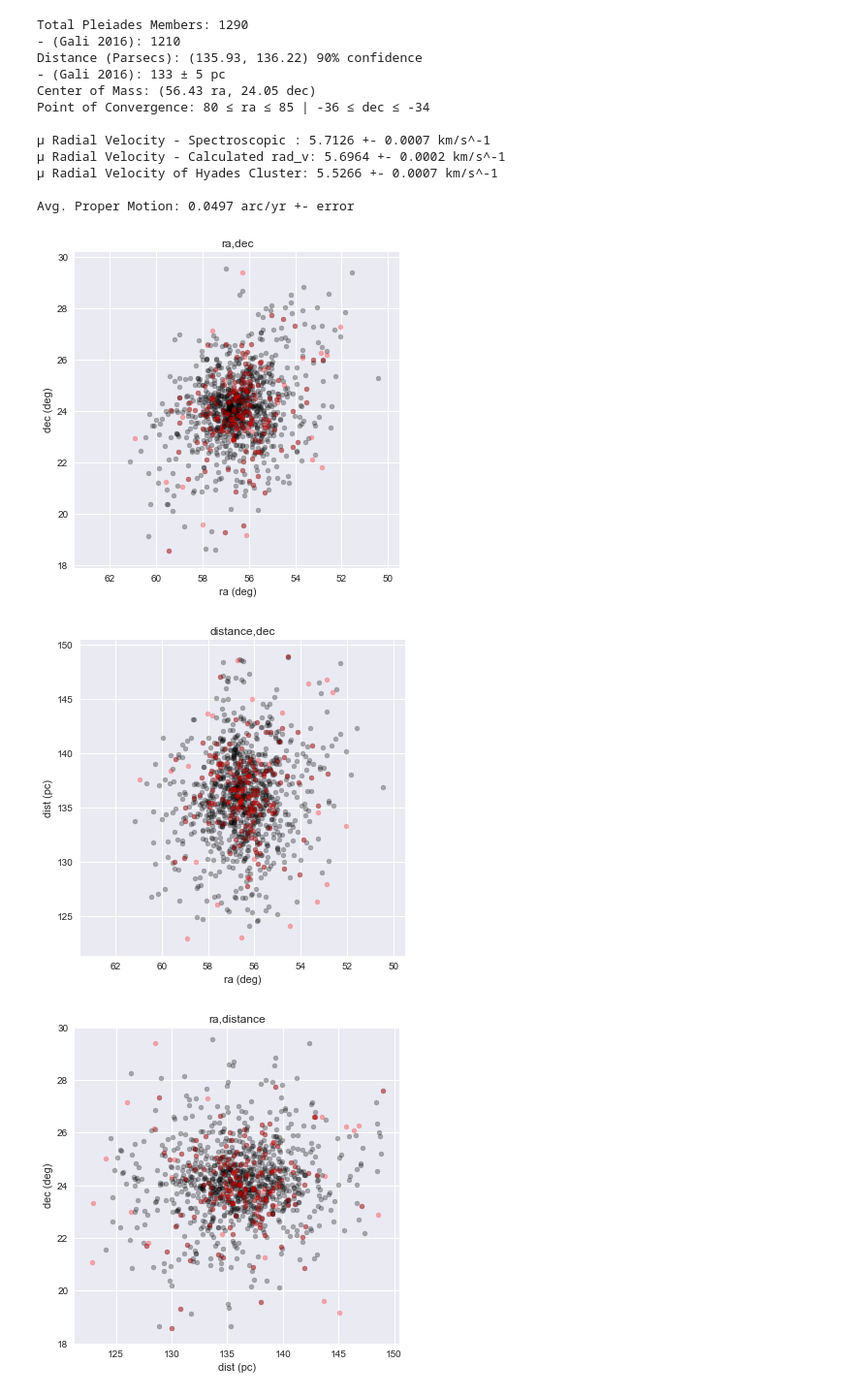
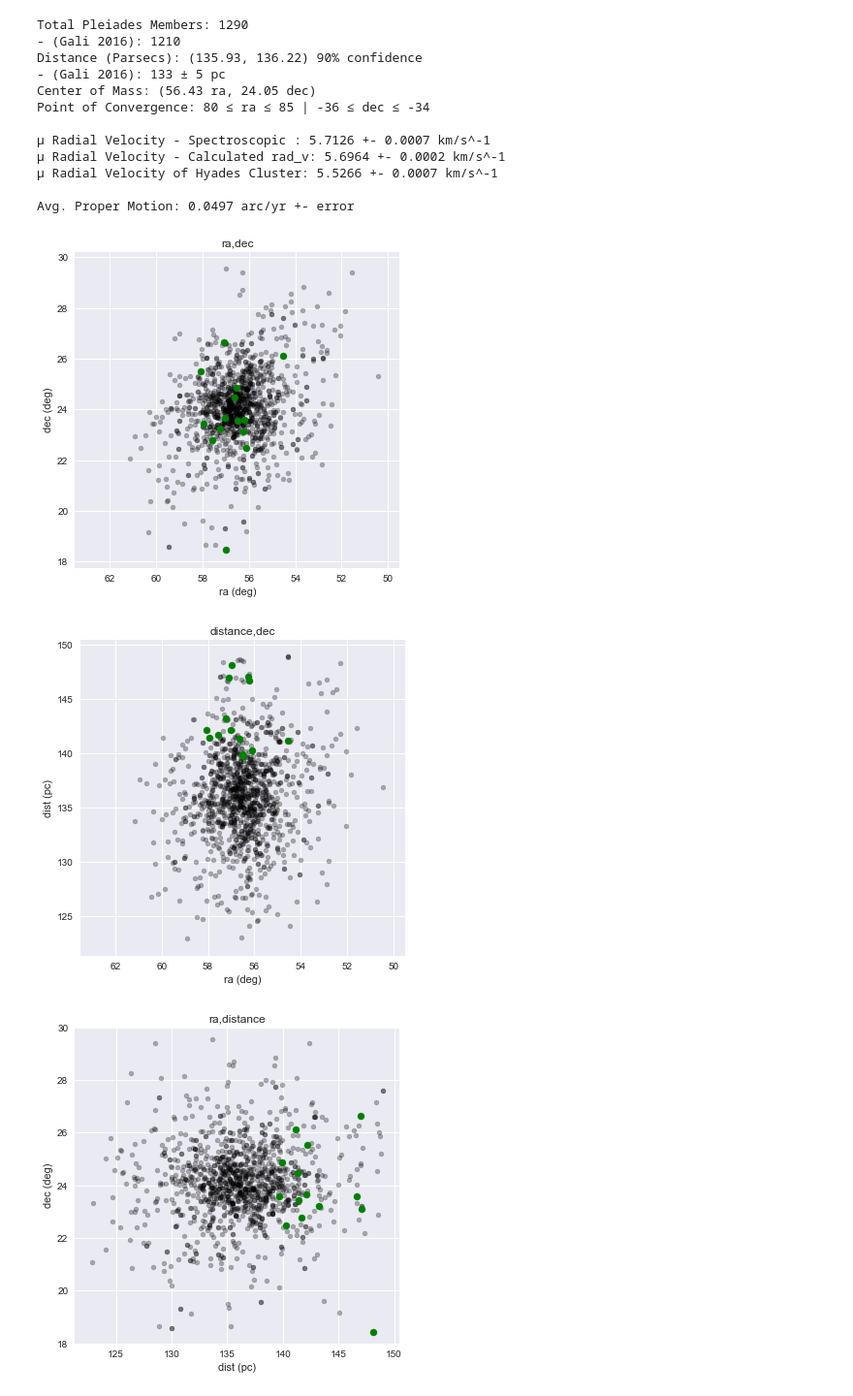
Before and after one commit to lrbuechner/Pleiades-Open-Cluster, a Jupyter notebook: Pleiades Open Cluster.ipynb, the cells around one changed output. Shown at 97% size. Cells and saved outputs as stored; diff of their text form; code cells hidden in the pictures.

```diff
--- a/Pleiades Open Cluster.ipynb
+++ b/Pleiades Open Cluster.ipynb
@@ -1452,6 +1440,8 @@ Point of Convergence: 80 ≤ ra ≤ 85 | -36 ≤ dec ≤ -34
 
 Avg. Proper Motion: 0.0497 arc/yr +- error
 # %%
+# Spatial Outlier Inspection
+
 plt.figure(figsize=(6,6))
 plt.style.use('seaborn')
 plt.xlim([63.5,49.5])
@@ -1461,36 +1451,45 @@ plt.title('ra,dec')
 
 for i in range(len(finalF)):
     plt.scatter(finalF['ra'][i],finalF['dec'][i],s=25,alpha = .3, c = 'k')
 for i in range(len(final)):
-    plt.scatter(final['ra'][i],final['dec'][i],s=25,alpha = .3, c = 'r')
+    plt.scatter(final['ra'][i],final['dec'][i],s=25,alpha = .3, c = 'k')
+for i in range(len(final)):
+    if i in extremes:
+        plt.scatter(final1['ra'][i],final1['dec'][i],s=50,alpha = 1, c = 'g')
 plt.show()
 
 plt.figure(figsize=(6,6))
 plt.style.use('seaborn')
 plt.xlim([63.5,49.5])
 plt.ylabel('dist (pc)')
 plt.xlabel('ra (deg)')
 plt.title('distance,dec')
 
 for i in range(len(finalF)):
     plt.scatter(finalF['ra'][i],finalF['dist'][i],s=25,alpha = .3, c = 'k')
 for i in range(len(final)):
-    plt.scatter(final['ra'][i],final['dist'][i],s=25,alpha = .3, c = 'r')
+    plt.scatter(final['ra'][i],final['dist'][i],s=25,alpha = .3, c = 'k')
+for i in range(len(final)):
+    if i in extremes:
+        plt.scatter(final1['ra'][i],final1['dist'][i],s=50,alpha = 1, c = 'g')
 plt.show()
 
 plt.figure(figsize=(6,6))
 plt.style.use('seaborn')
 plt.ylim([18,30])
 plt.ylabel('dec (deg)')
 plt.xlabel('dist (pc)')
 plt.title('ra,distance')
 
 for i in range(len(finalF)):
     plt.scatter(finalF['dist'][i],finalF['dec'][i],s=25,alpha = .3, c = 'k')
 for i in range(len(final)):
-    plt.scatter(final['dist'][i],final['dec'][i],s=25,alpha = .3, c = 'r')
+    plt.scatter(final['dist'][i],final['dec'][i],s=25,alpha = .3, c = 'k')
+for i in range(len(final)):
+    if i in extremes:
+        plt.scatter(final1['dist'][i],final1['dec'][i],s=50,alpha = 1, c = 'g')
 plt.show()
 # %% [output]
-[figure, old version]
+[figure, new version]
-[figure, old version]
+[figure, new version]
-[figure, old version]
+[figure, new version]
```
Also changed, not shown: parts of 3 cells of this notebook.
